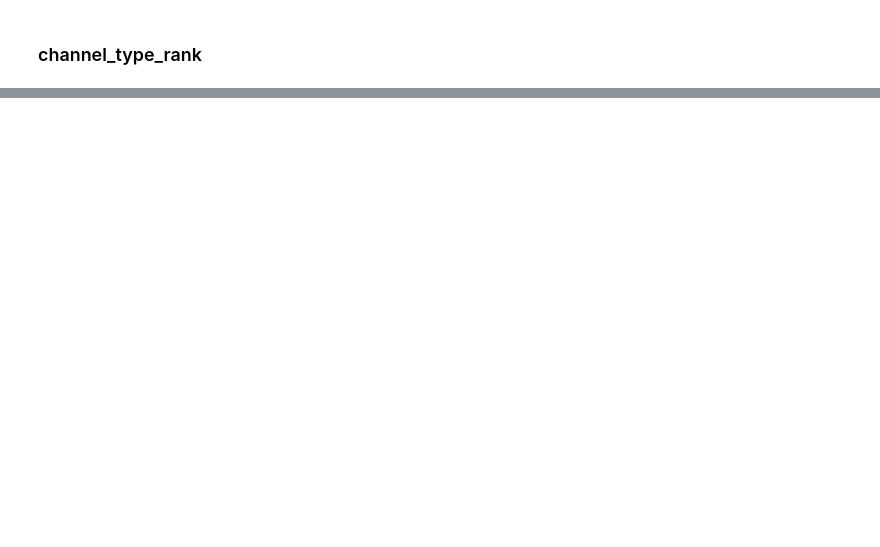
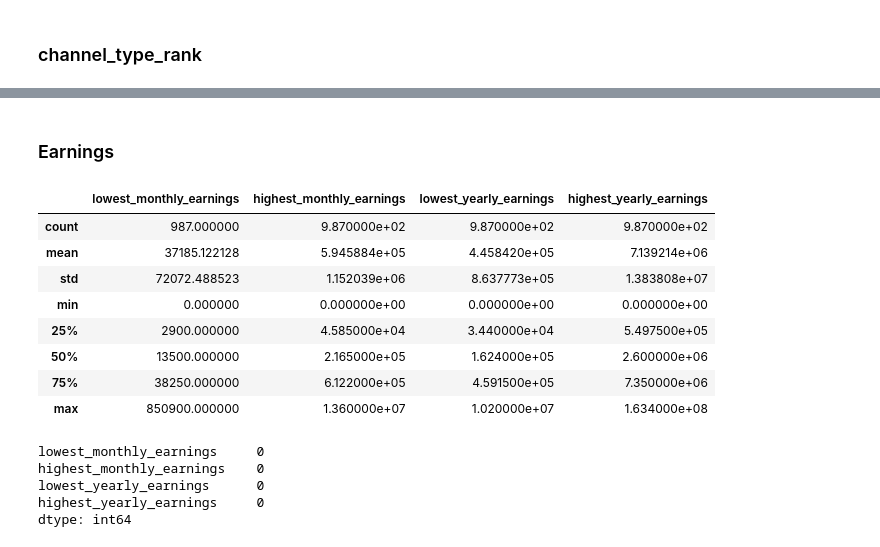
Before and after one commit to YKarsten/Clean-and-tranform, a Jupyter notebook: youtube.ipynb, the cells around one changed output, grey strips where cells are left out. Drawn from its saved outputs; the diff is of its cells as text; code cells hidden in the pictures; blank space fills up the shorter version.

```diff
--- a/youtube.ipynb
+++ b/youtube.ipynb
@@ -519,0 +601,24 @@ Name: channel_type_rank, dtype: float64
+# %% [markdown]
+### Earnings
+# %%
+# Statistical description of four earnings columns
+display(df[["lowest_monthly_earnings", "highest_monthly_earnings", "lowest_yearly_earnings", "highest_yearly_earnings"]].describe())
+
+# Are there NaN entries in any of the earnings columns?
+display(df[["lowest_monthly_earnings", "highest_monthly_earnings", "lowest_yearly_earnings", "highest_yearly_earnings"]].isna().sum())
+# no
+# %% [output]
+|  | lowest_monthly_earnings | highest_monthly_earnings | lowest_yearly_earnings | highest_yearly_earnings |
+| count | 987.000000 | 9.870000e+02 | 9.870000e+02 | 9.870000e+02 |
+| mean | 37185.122128 | 5.945884e+05 | 4.458420e+05 | 7.139214e+06 |
+| std | 72072.488523 | 1.152039e+06 | 8.637773e+05 | 1.383808e+07 |
+| min | 0.000000 | 0.000000e+00 | 0.000000e+00 | 0.000000e+00 |
+| 25% | 2900.000000 | 4.585000e+04 | 3.440000e+04 | 5.497500e+05 |
+| 50% | 13500.000000 | 2.165000e+05 | 1.624000e+05 | 2.600000e+06 |
+| 75% | 38250.000000 | 6.122000e+05 | 4.591500e+05 | 7.350000e+06 |
+| max | 850900.000000 | 1.360000e+07 | 1.020000e+07 | 1.634000e+08 |
+lowest_monthly_earnings     0
+highest_monthly_earnings    0
+lowest_yearly_earnings      0
+highest_yearly_earnings     0
+dtype: int64
```
Also changed, not shown: parts of 27 cells of this notebook.
